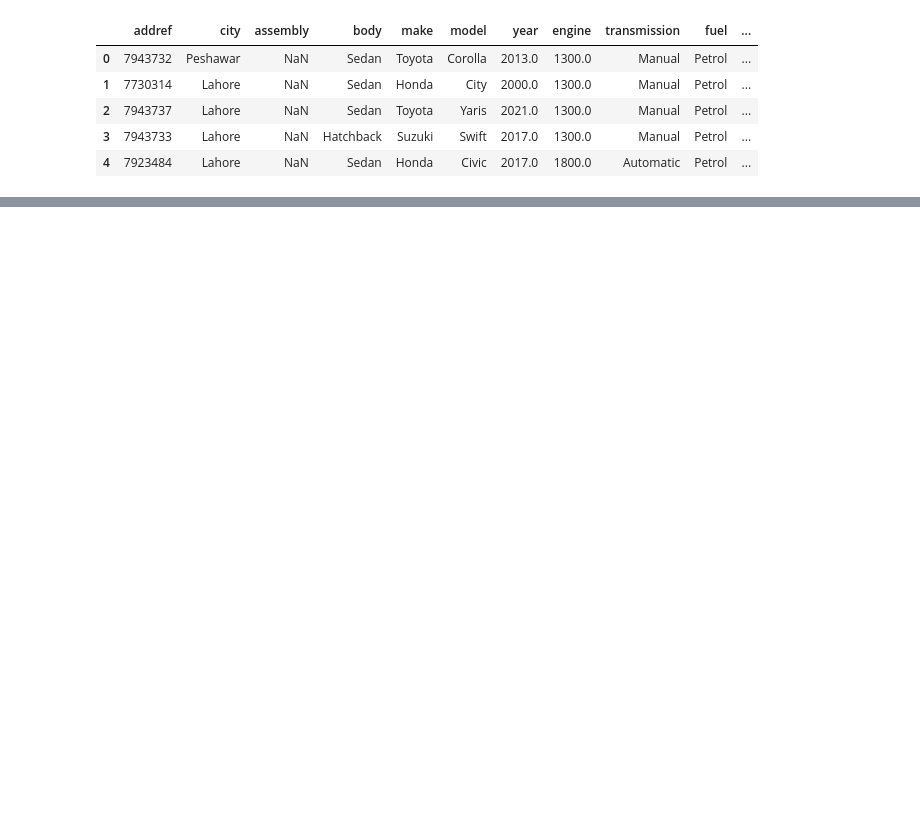
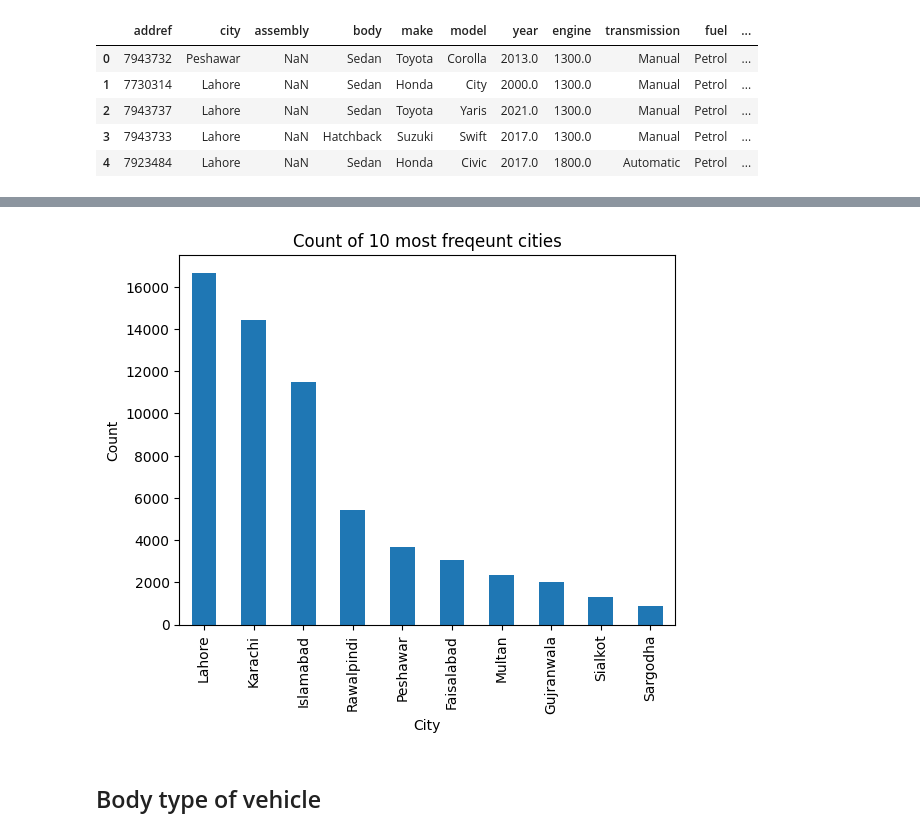
Before and after one commit to RadimCech/LSM1_projekt, a Jupyter notebook: script.ipynb, the cells around one changed output, grey strips where cells are left out. Saved outputs shown, nothing was run; the diff lists cells and outputs as text; code cells hidden in the pictures; blank space fills up the shorter version.

```diff
--- a/script.ipynb
+++ b/script.ipynb
@@ -11,0 +78,3 @@ df.head()
+# %%
+top10_cities = df['city'].value_counts().head(10)
+top10_cities
@@ -11,0 +94,10 @@ df.head()
+# %%
+top10_cities.plot(kind = 'bar')
+plt.title('Count of 10 most freqeunt cities')
+plt.xlabel('City')
+plt.ylabel('Count')
+plt.show()
+# %% [output]
+[figure, added]
+# %% [markdown]
+## Body type of vehicle
```
Also changed, not shown: parts of 18 cells of this notebook.
